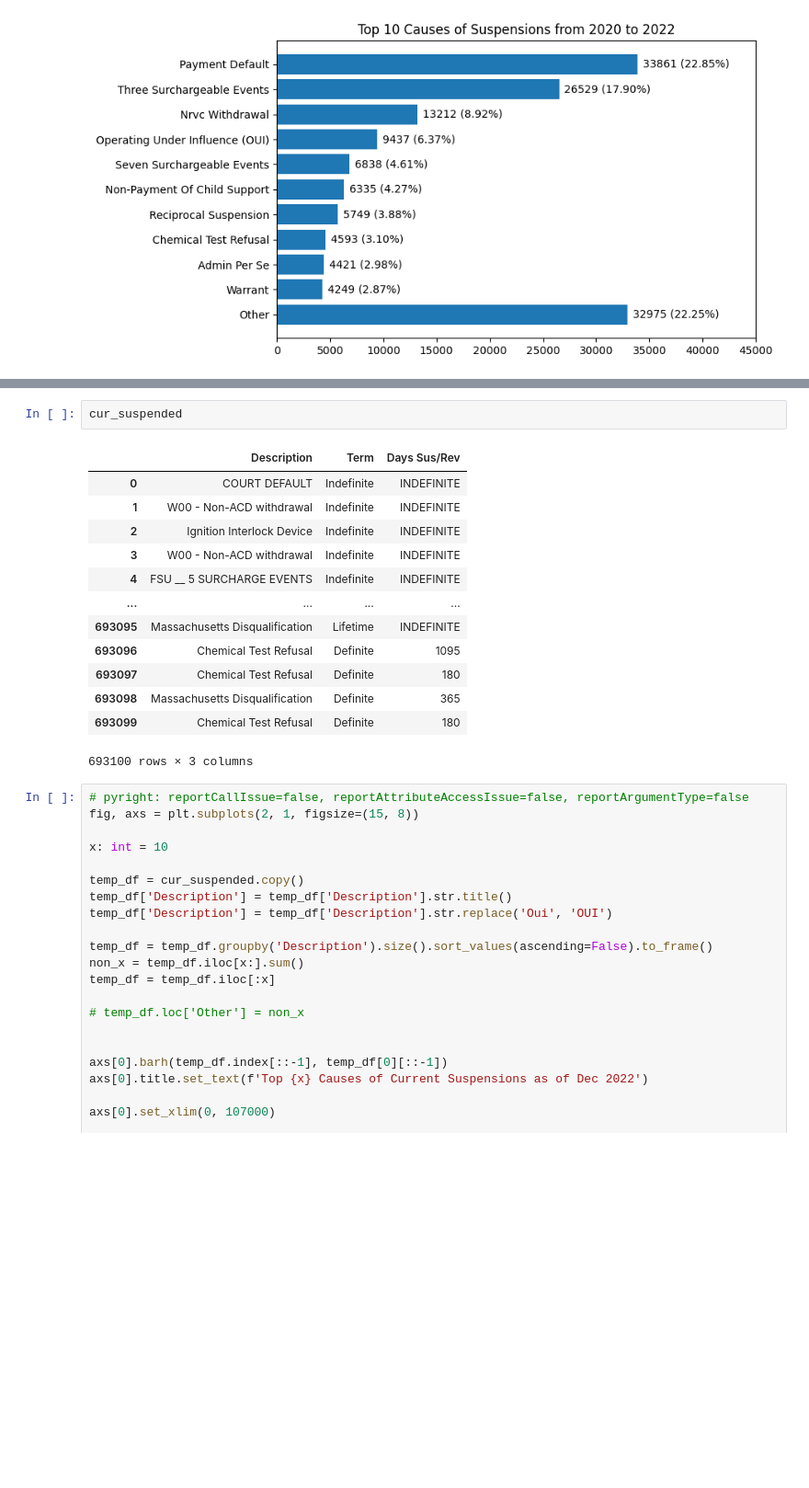
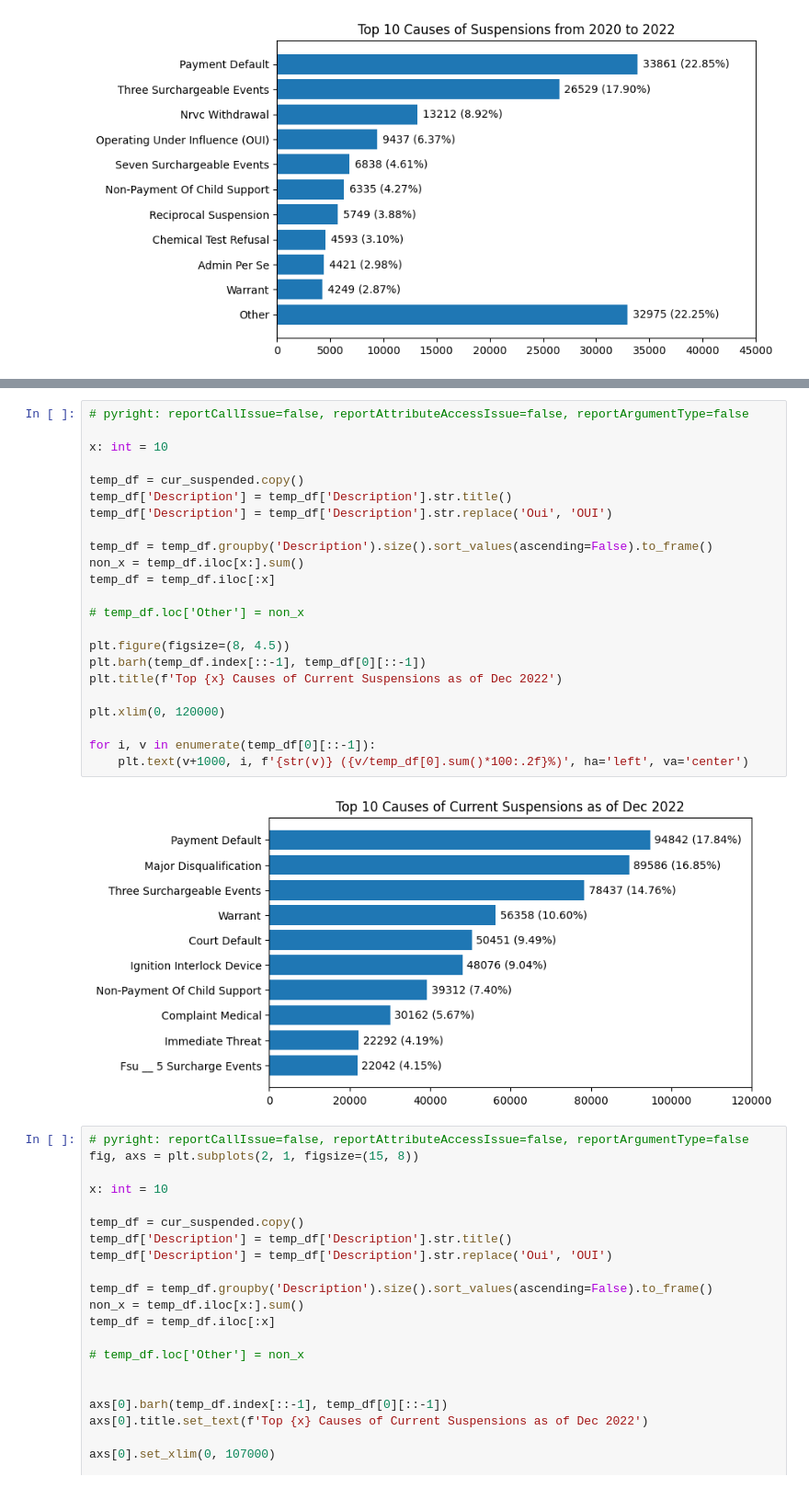
Before and after one commit to BU-Spark/ds4g-livable-streets-debt, a Jupyter notebook: analysis/discovery.ipynb, the cells around one changed output, grey strips where cells are left out. Shown at 92% size. Drawn from its saved outputs; the diff is of its cells as text; blank space fills up the shorter version.

```diff
--- a/analysis/discovery.ipynb
+++ b/analysis/discovery.ipynb
@@ -544,19 +571,28 @@ plt.show()
-# %%
-cur_suspended
-# %% [output]
-|  | Description | Term | Days Sus/Rev |
-| 0 | COURT DEFAULT | Indefinite | INDEFINITE |
-| 1 | W00 - Non-ACD withdrawal | Indefinite | INDEFINITE |
-| 2 | Ignition Interlock Device | Indefinite | INDEFINITE |
-| 3 | W00 - Non-ACD withdrawal | Indefinite | INDEFINITE |
-| 4 | FSU __ 5 SURCHARGE EVENTS | Indefinite | INDEFINITE |
-| ... | ... | ... | ... |
-| 693095 | Massachusetts Disqualification | Lifetime | INDEFINITE |
-| 693096 | Chemical Test Refusal | Definite | 1095 |
-| 693097 | Chemical Test Refusal | Definite | 180 |
-| 693098 | Massachusetts Disqualification | Definite | 365 |
-| 693099 | Chemical Test Refusal | Definite | 180 |
-693100 rows × 3 columns
+# %%
+# pyright: reportCallIssue=false, reportAttributeAccessIssue=false, reportArgumentType=false
+
+x: int = 10
+
+temp_df = cur_suspended.copy()
+temp_df['Description'] = temp_df['Description'].str.title()
+temp_df['Description'] = temp_df['Description'].str.replace('Oui', 'OUI')
+
+temp_df = temp_df.groupby('Description').size().sort_values(ascending=False).to_frame()
+non_x = temp_df.iloc[x:].sum()
+temp_df = temp_df.iloc[:x]
+
+# temp_df.loc['Other'] = non_x
+
+plt.figure(figsize=(8, 4.5))
+plt.barh(temp_df.index[::-1], temp_df[0][::-1])
+plt.title(f'Top {x} Causes of Current Suspensions as of Dec 2022')
+
+plt.xlim(0, 120000)
+
+for i, v in enumerate(temp_df[0][::-1]):
+    plt.text(v+1000, i, f'{str(v)} ({v/temp_df[0].sum()*100:.2f}%)', ha='left', va='center')
+# %% [output]
+[figure, added]
 # %%
 # pyright: reportCallIssue=false, reportAttributeAccessIssue=false, reportArgumentType=false
 fig, axs = plt.subplots(2, 1, figsize=(15, 8))
```
Also changed, not shown: parts of 9 cells of this notebook.
